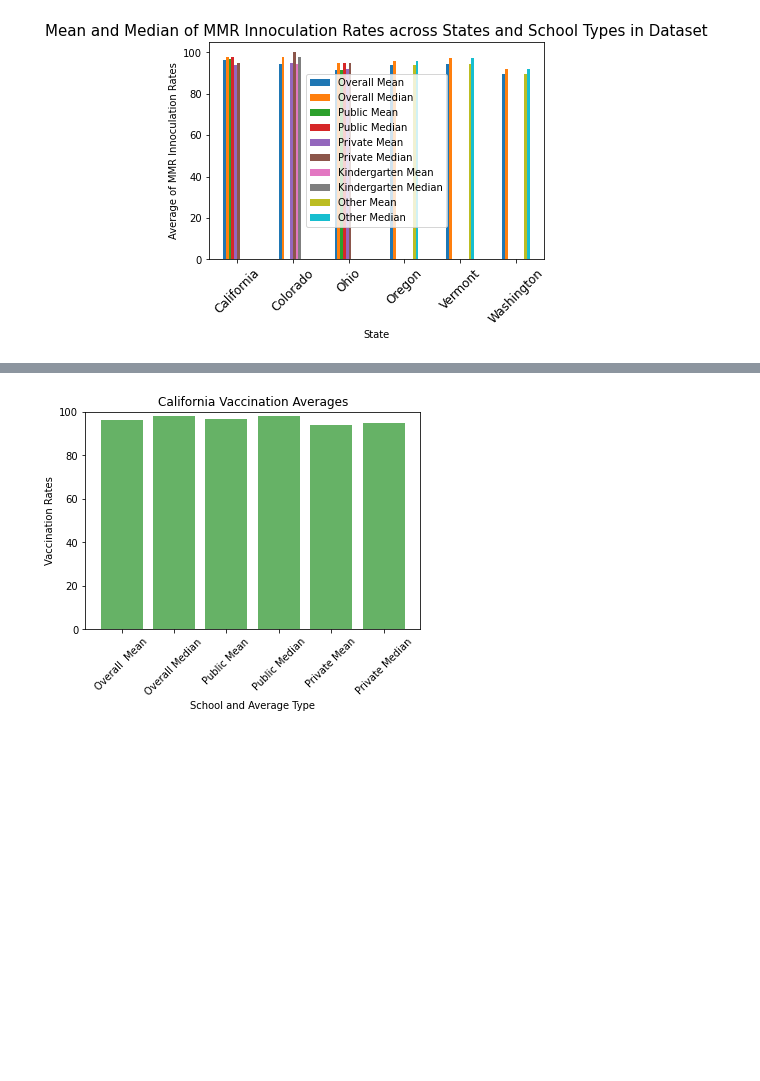
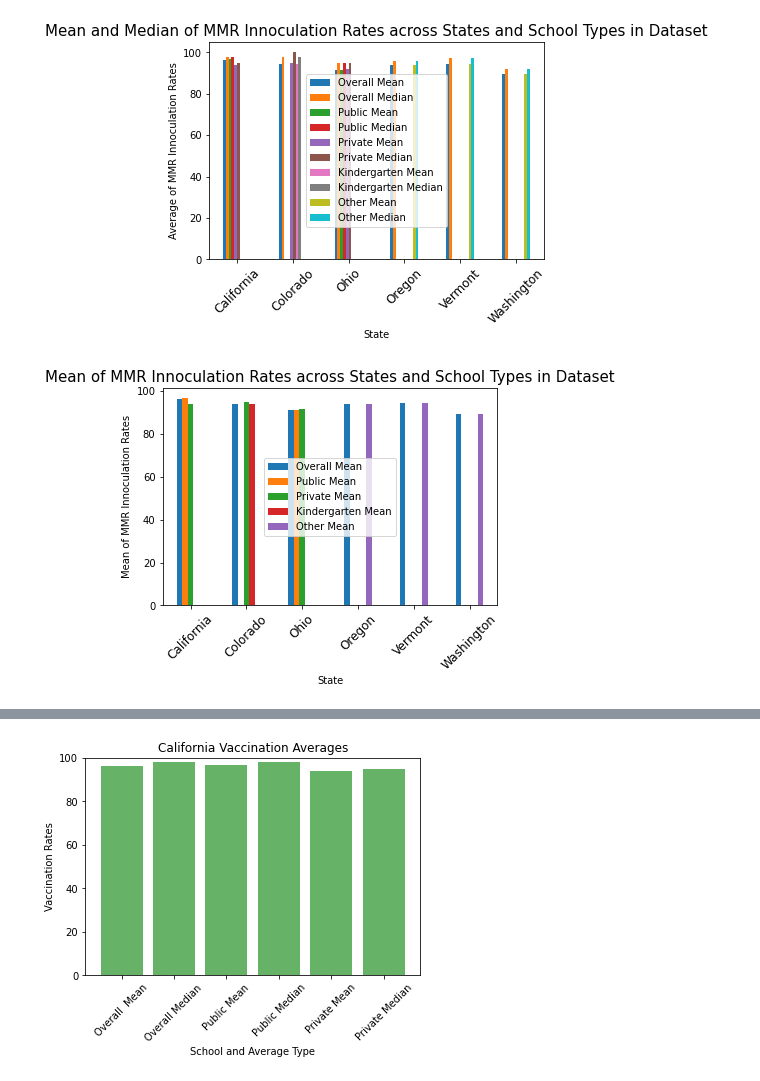
Before and after one commit to mel-c-lowe/UMN_Bootcamp_Project_One, a Jupyter notebook: MMR Vaccinations Trends.ipynb, the cells around one changed output, grey strips where cells are left out. Cells and saved outputs as stored; diff of their text form; code cells hidden in the pictures; blank space fills up the shorter version.

Commit message:
Got an ugly California and Ohio grouped bar chart

```diff
--- a/MMR Vaccinations Trends.ipynb
+++ b/MMR Vaccinations Trends.ipynb
@@ -275,3 +278,19 @@ mean_by_state = avg_by_state.drop(columns=["Count of Schools", "Overall Median",
                                            "Public Median", "Private Median",
                                           "Kindergarten Median", "Other Median"])
 # median_by_state
+# %%
+# Grouped bar chart with isolated means and medians
+# Means
+mean_group_fig = mean_by_state.plot.bar(rot=45)
+
+plt.ylabel("Mean of MMR Innoculation Rates")
+plt.xlabel("State")
+plt.title("Mean of MMR Innoculation Rates across States and School Types in Dataset", fontsize=15)
+plt.legend(loc="center")
+
+tick_locations = [value for value in x_axis]
+plt.xticks(tick_locations, states, rotation="45", fontsize=12)
+
+plt.show()
+# %% [output]
+[figure, added]
```
Also changed, not shown: parts of 3 cells of this notebook.
